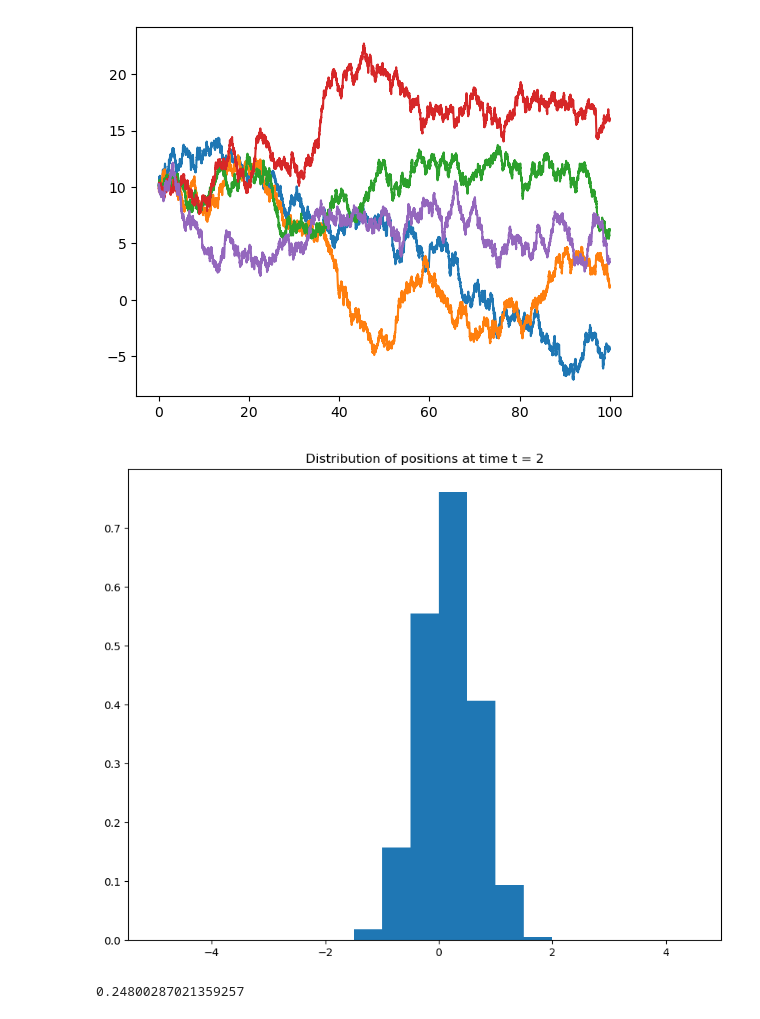
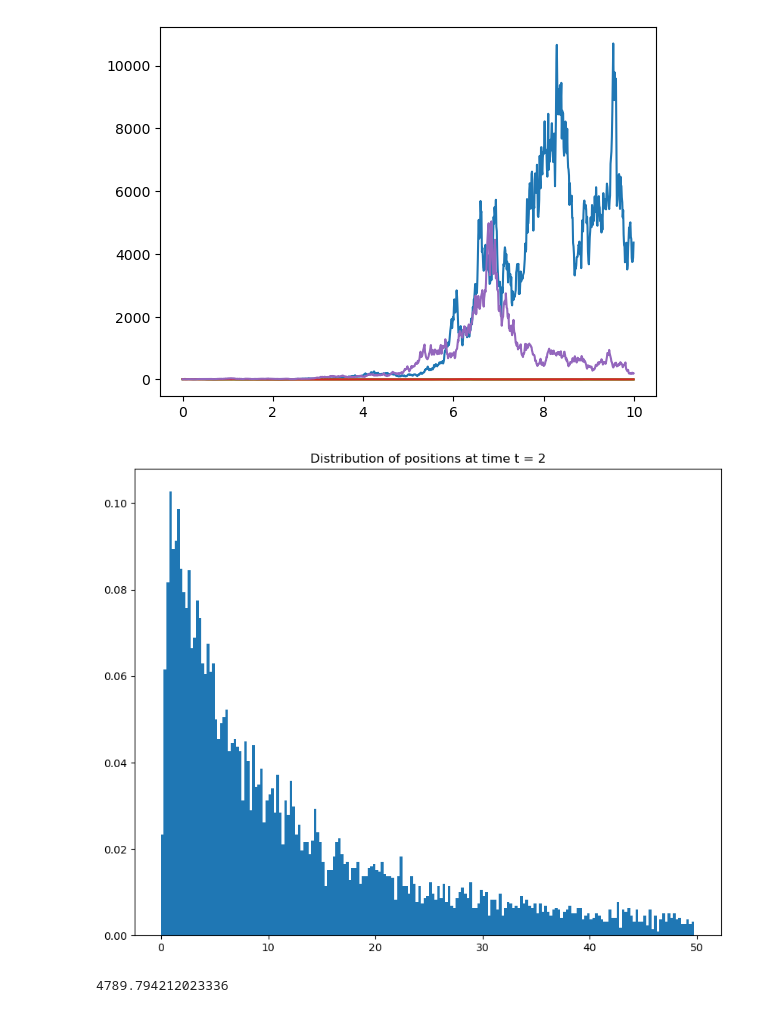
Before and after one commit to lorenzorizzi17/LaboratoryOfComputationalPhysics_Y7, a Jupyter notebook: tmp.ipynb, the cells around one changed output. Drawn from its saved outputs; the diff is of its cells as text; code cells hidden in the pictures.

```diff
--- a/tmp.ipynb
+++ b/tmp.ipynb
@@ -1,34 +1,34 @@
 # %%
 import numpy as np
 import matplotlib.pyplot as plt
 from math import sqrt
 
 N = 5
-T = 100
+T = 10
 D = 1
 dt = 0.01
 x0 = 10
 times = np.arange(0, T, dt)
 
 def a(x,t):
-    return 0
+    return 0.5*x
 
 def sigma(x,t):
-    return sqrt(D)
+    return x
 
 
 def run_stochastic(n):
     x = x0 * np.ones( (int(T/dt),n) )
     for i, t in enumerate(times):
         z = np.random.normal(0,1, (n,))
         dB = sqrt(dt) * z
         x[i] = x[i-1] + a(x[i-1], t) * dt * np.ones((n,)) + sigma(x[i-1],t) * dB * np.ones((n,))
     return x
 
 plt.plot(times, run_stochastic(5))
 plt.show()
 # %% [output]
-[figure, old version]
+[figure, new version]
 # %%
 from scipy import stats
 
@@ -36,12 +36,12 @@ ft = 2
 xt = run_stochastic(10000)[int(ft/dt)]
 
 fig, ax = plt.subplots(figsize=(10,8))
-ax.hist(xt, bins=np.arange(-5, 5, 0.5), density = True)
+ax.hist(xt, bins=np.arange(0, 50, 0.25), density = True)
 ax.set_title("Distribution of positions at time t = " + str(ft))
 plt.show()
 
 res = stats.norm.fit(xt)
 print(res[1]**2)
 # %% [output]
-[figure, old version]
+[figure, new version]
-0.24800287021359257
+4789.794212023336
```
Also changed, not shown: 10 other files.
